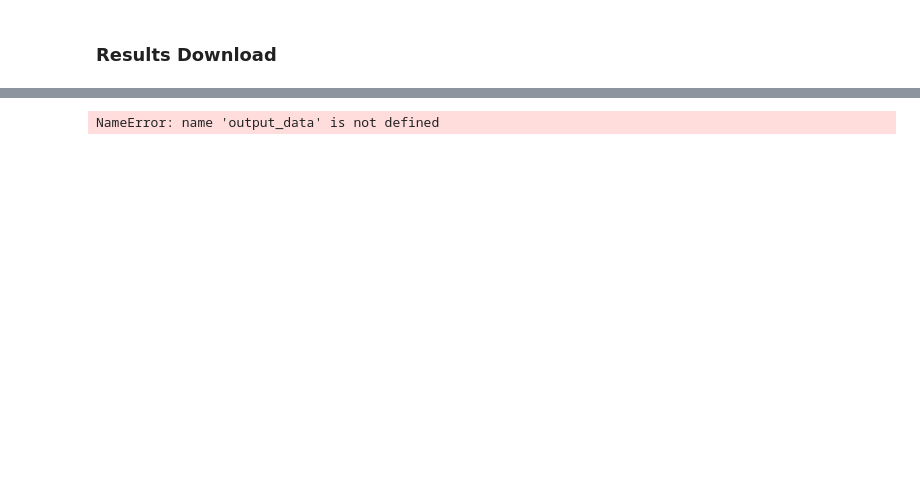
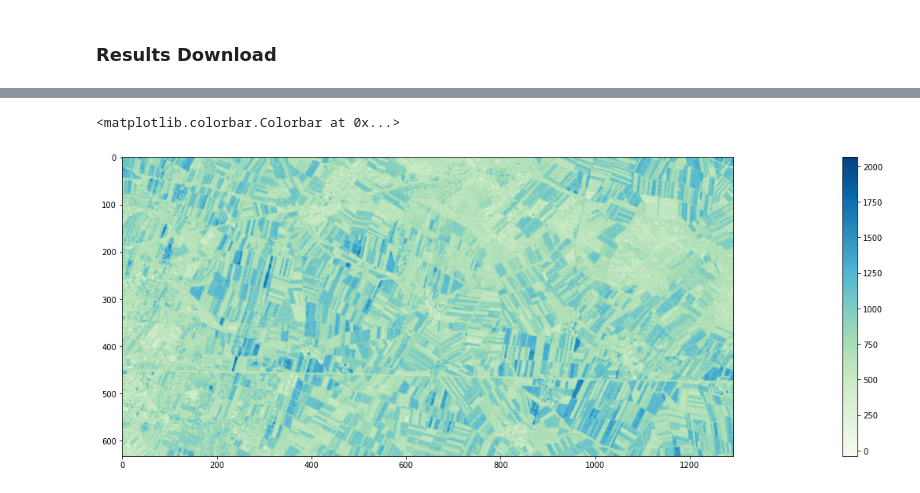
Before and after one commit to openEOPlatform/LPS_presentations, a Jupyter notebook: classrooms/EODC_ARD_processing/openEO Classroom 02 - SIGMA0 Cross Polarization ratio.ipynb, the cells around one changed output, grey strips where cells are left out. Cells and saved outputs as stored; diff of their text form; code cells hidden in the pictures; blank space fills up the shorter version.

```diff
--- a/classrooms/EODC_ARD_processing/openEO Classroom 02 - SIGMA0 Cross Polarization ratio.ipynb
+++ b/classrooms/EODC_ARD_processing/openEO Classroom 02 - SIGMA0 Cross Polarization ratio.ipynb
@@ -118,9 +190,10 @@ datetime_from_dim :
 # %%
-january = output_data.result[0].values
+june = output_data.cross_pol[7].values
 plt.figure(figsize=(50,7))
-month = january
+month = june
 plt.subplot(1,1,1)
 plt.imshow(month, cmap = "GnBu")
 plt.colorbar()
 # %% [output]
-NameError: name 'output_data' is not defined
+<matplotlib.colorbar.Colorbar at 0x...>
+[figure, added]
```
Also changed, not shown: parts of 22 cells of this notebook, 1 other file.
